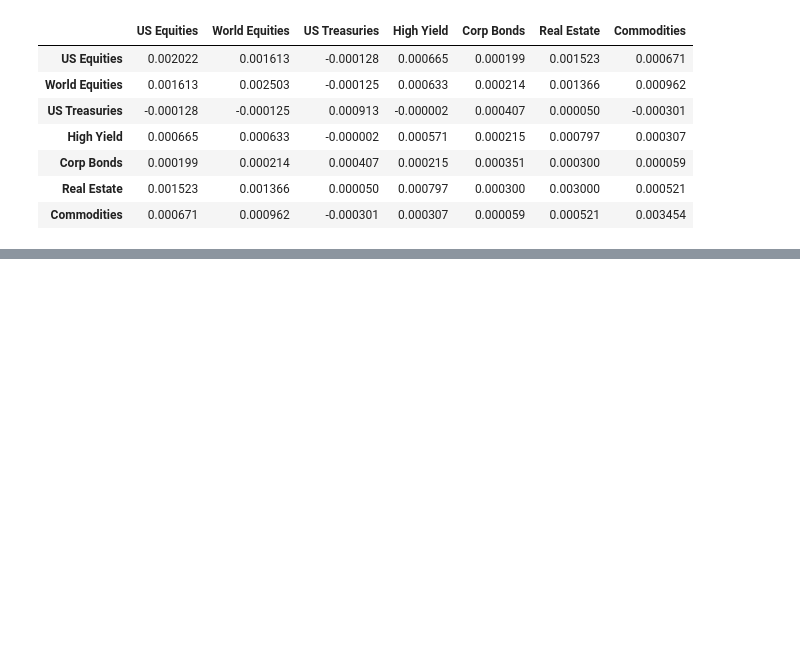
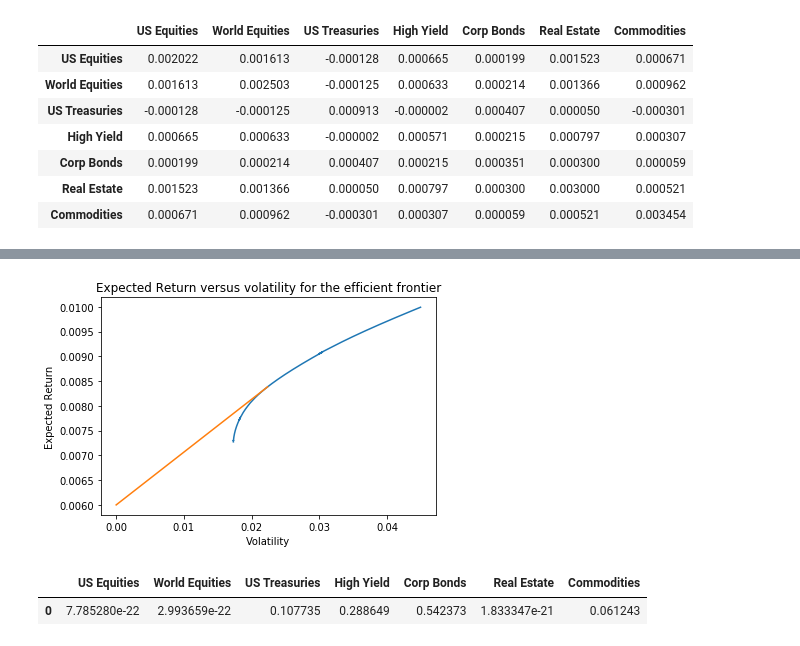
Before and after one commit to EAI-Quant/Portfolio, a Jupyter notebook: ExampleMeanVarianceOptimization.ipynb, the cells around one changed output, grey strips where cells are left out. Drawn from its saved outputs; the diff is of its cells as text; code cells hidden in the pictures; blank space fills up the shorter version.

Commit message:
Added plotting of MV

```diff
--- a/ExampleMeanVarianceOptimization.ipynb
+++ b/ExampleMeanVarianceOptimization.ipynb
@@ -87,0 +83,26 @@ array([5.77330094e-02, 5.90058755e-19, 8.11979973e-02, 2.25795307e-01,
+# %%
+imp.reload(mv)
+riskFreeRate = .006
+dfEF, optimalWeights = mv.calc_efficient_frontier(means, covar,
+                                                                   riskFreeRate,
+                                                                   nPoints = 1000)
+# %%
+sharpOptimalValues = pd.DataFrame(dfEF.loc[dfEF['Sharp Ratio'].idxmax()])
+sharpOptimalValues = sharpOptimalValues.transpose()
+intercept = pd.DataFrame(pd.Series([riskFreeRate, 0, None]))
+intercept = intercept.transpose()
+intercept.columns = dfEF.columns
+sharpOptimalValues = sharpOptimalValues.append(intercept)
+plt.plot(dfEF['Volatility'], dfEF['Expected Return'])
+plt.plot(sharpOptimalValues['Volatility'], sharpOptimalValues['Expected Return'])
+plt.xlabel('Volatility')
+plt.ylabel('Expected Return')
+plt.title('Expected Return versus volatility for the efficient frontier')
+plt.show()
+# %% [output]
+[figure, added]
+# %%
+optimalWeights
+# %% [output]
+|  | US Equities | World Equities | US Treasuries | High Yield | Corp Bonds | Real Estate | Commodities |
+| 0 | 7.785280e-22 | 2.993659e-22 | 0.107735 | 0.288649 | 0.542373 | 1.833347e-21 | 0.061243 |
```
Also changed, not shown: parts of 6 cells of this notebook, 1 other file.
